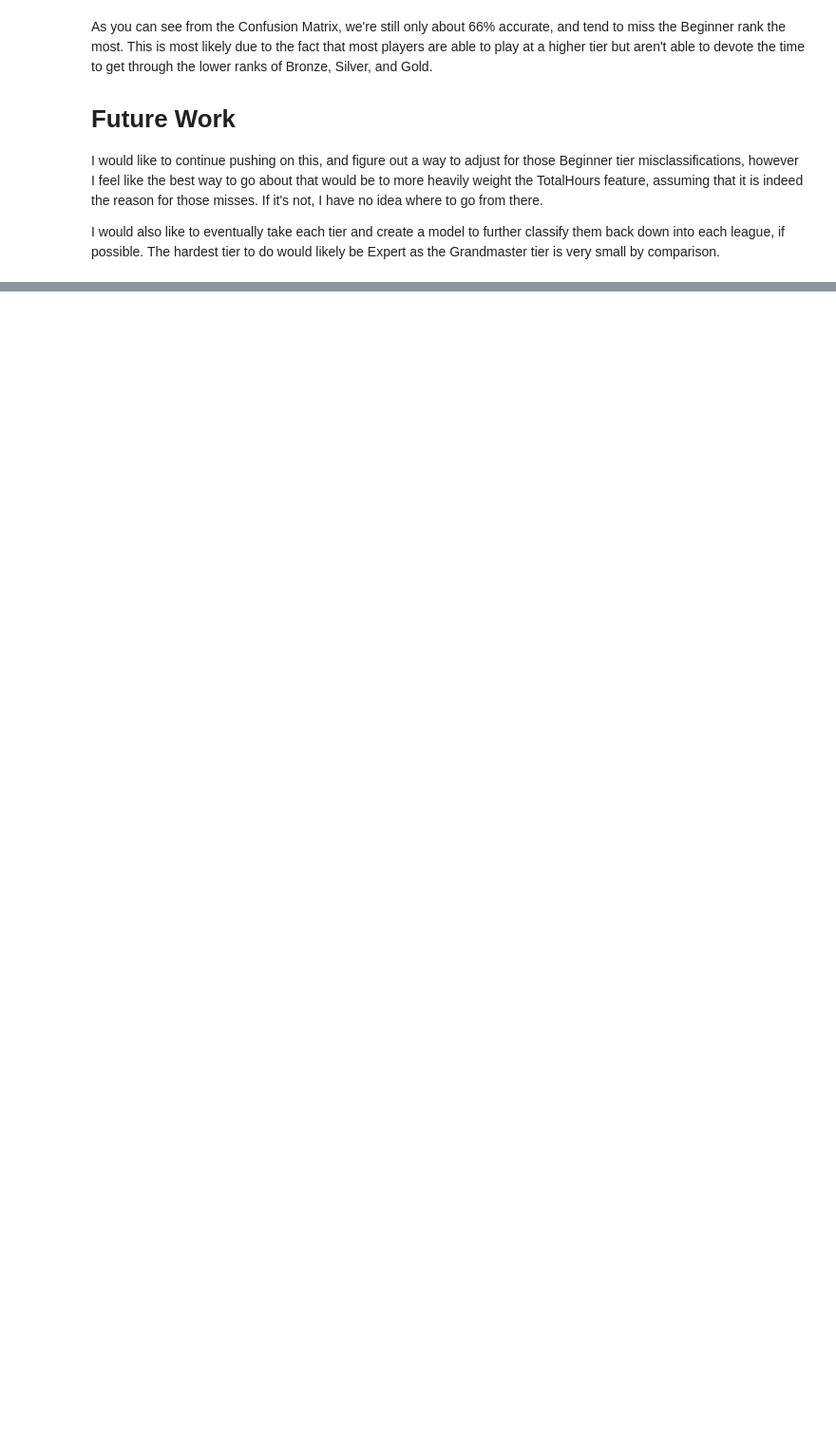
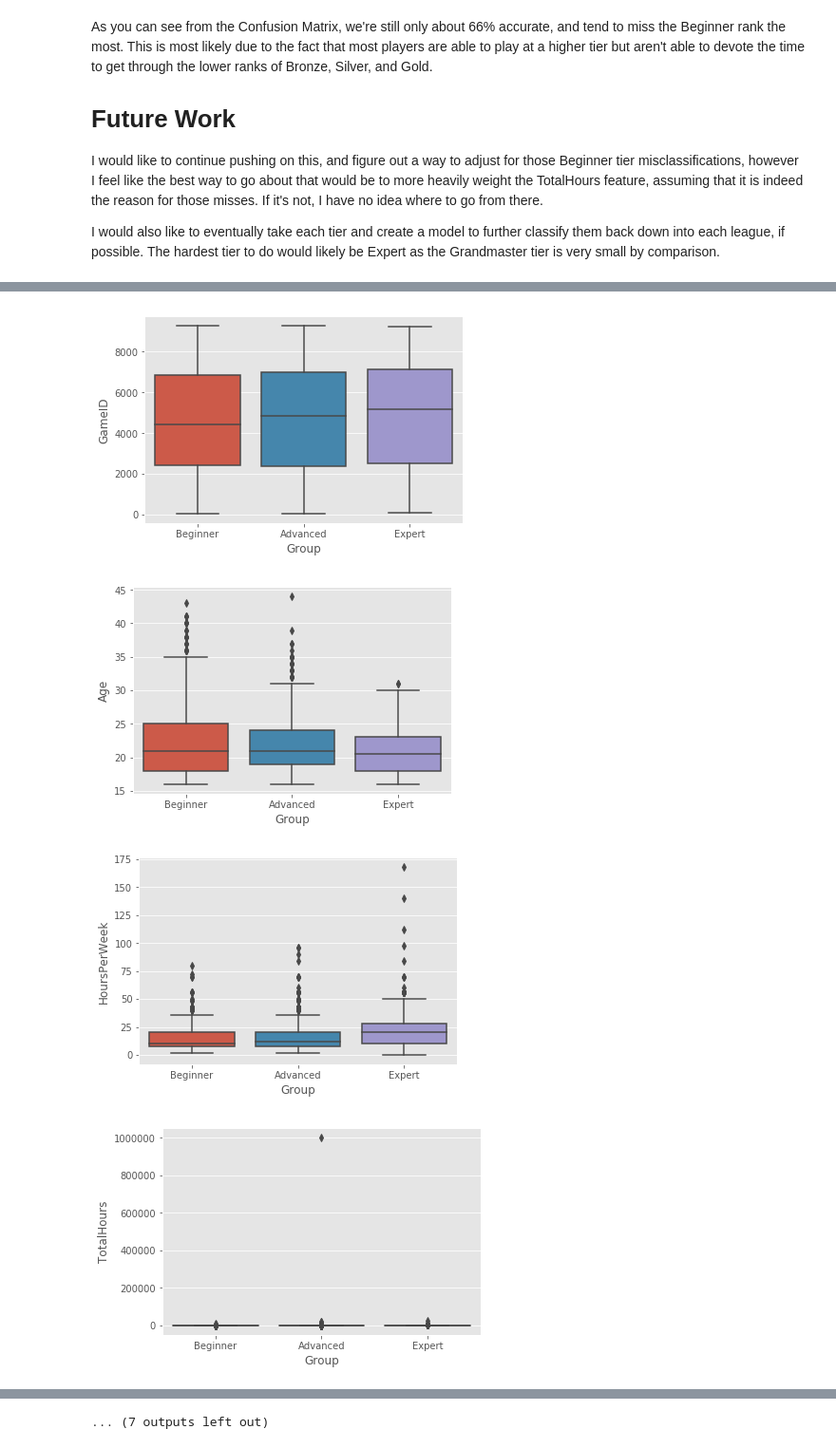
Before and after one commit to Atksmith88/dsc-mod-5-project-online-ds-ft-090919, a Jupyter notebook: Mod-5-Project.ipynb, the cells around one changed output, grey strips where cells are left out. Shown at 95% size. Drawn from its saved outputs; the diff is of its cells as text; code cells hidden in the pictures; blank space fills up the shorter version.

```diff
--- a/Mod-5-Project.ipynb
+++ b/Mod-5-Project.ipynb
@@ -924,0 +833,12 @@ I would also like to eventually take each tier and create a model to further cla
+# %%
+new_data = X.copy()
+new_data['Group'] = y_group.values
+new_data.head()
+for col in X.columns:
+    sns.boxplot(y = new_data[col], x = new_data['Group'], order = ['Beginner', 'Advanced', 'Expert'])
+    plt.show()
+# %% [output]
+[figure, added]
+[figure, added]
+[figure, added]
+[figure, added]
@@ -924,0 +853 @@ I would also like to eventually take each tier and create a model to further cla
+... (7 outputs left out)
```
Also changed, not shown: parts of 62 cells of this notebook, 1 other file.
